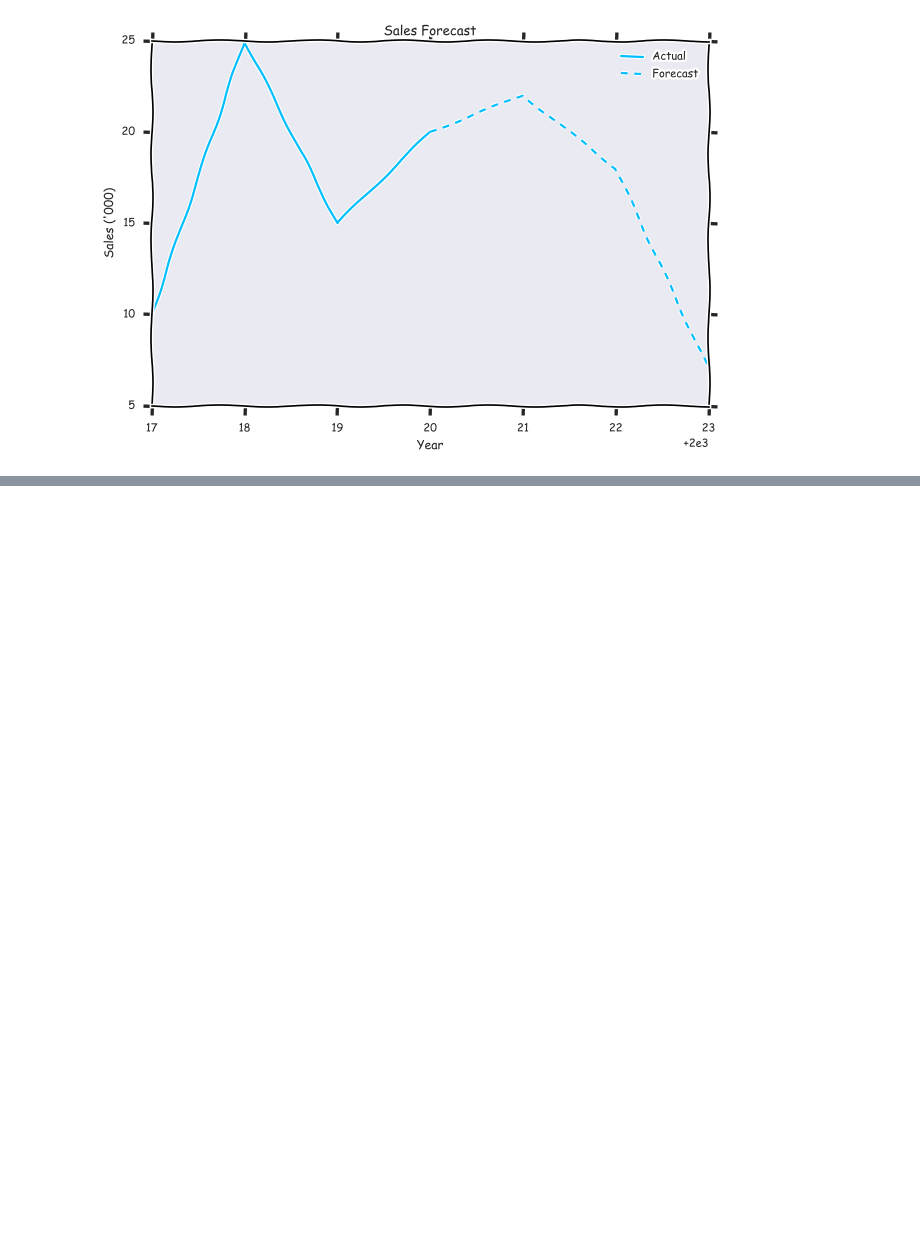
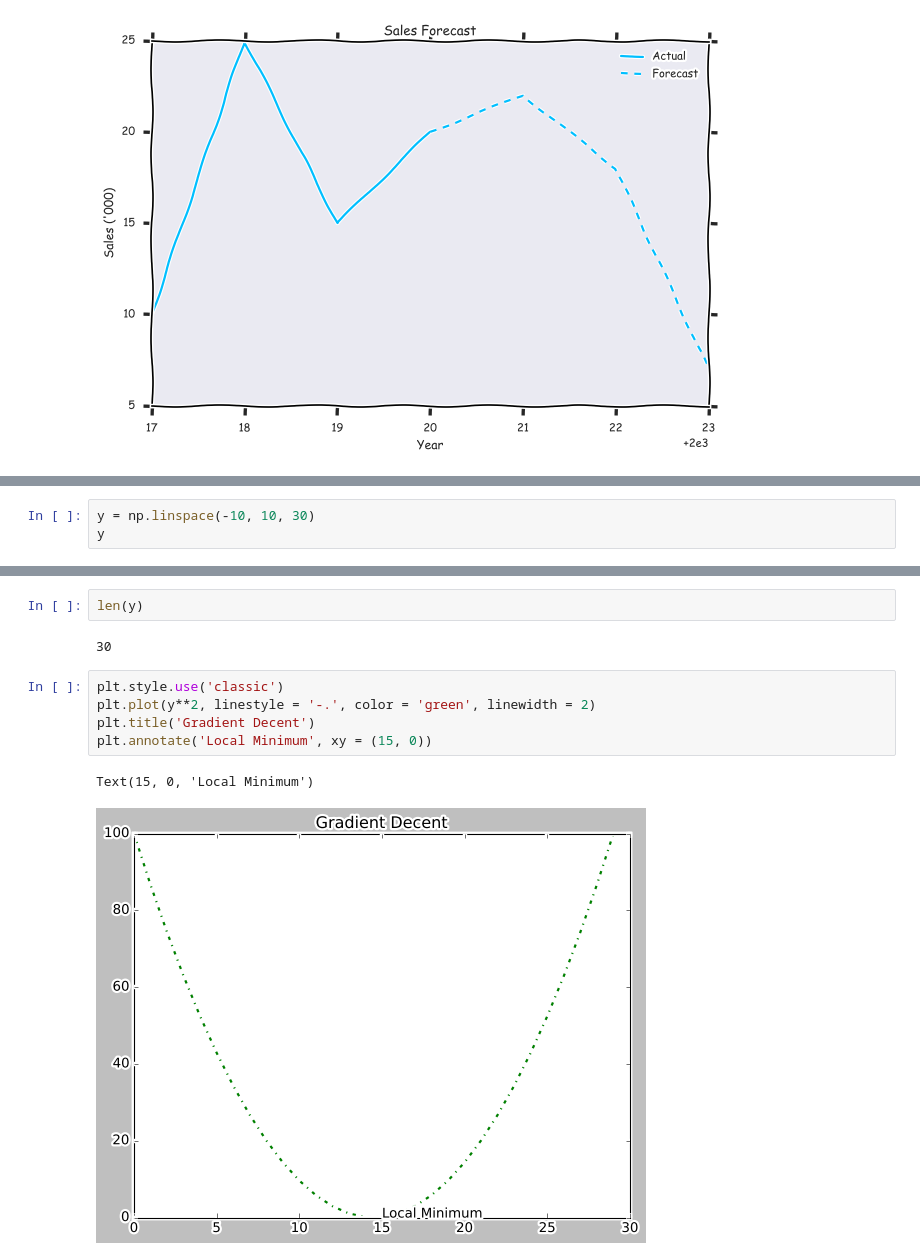
Before and after one commit to pNatTueku/basicPython, a Jupyter notebook: basic_plot_line.ipynb, the cells around one changed output, grey strips where cells are left out. Cells and saved outputs as stored; diff of their text form; blank space fills up the shorter version.

```diff
--- a/basic_plot_line.ipynb
+++ b/basic_plot_line.ipynb
@@ -468,0 +471,3 @@ findfont: Font family 'Comic Neue' not found.
+# %%
+y = np.linspace(-10, 10, 30)
+y
@@ -468,0 +483,12 @@ findfont: Font family 'Comic Neue' not found.
+# %%
+len(y)
+# %% [output]
+30
+# %%
+plt.style.use('classic')
+plt.plot(y**2, linestyle = '-.', color = 'green', linewidth = 2)
+plt.title('Gradient Decent')
+plt.annotate('Local Minimum', xy = (15, 0))
+# %% [output]
+Text(15, 0, 'Local Minimum')
+[figure, added]
```
Also changed, not shown: parts of 4 cells of this notebook, 1 other file.
